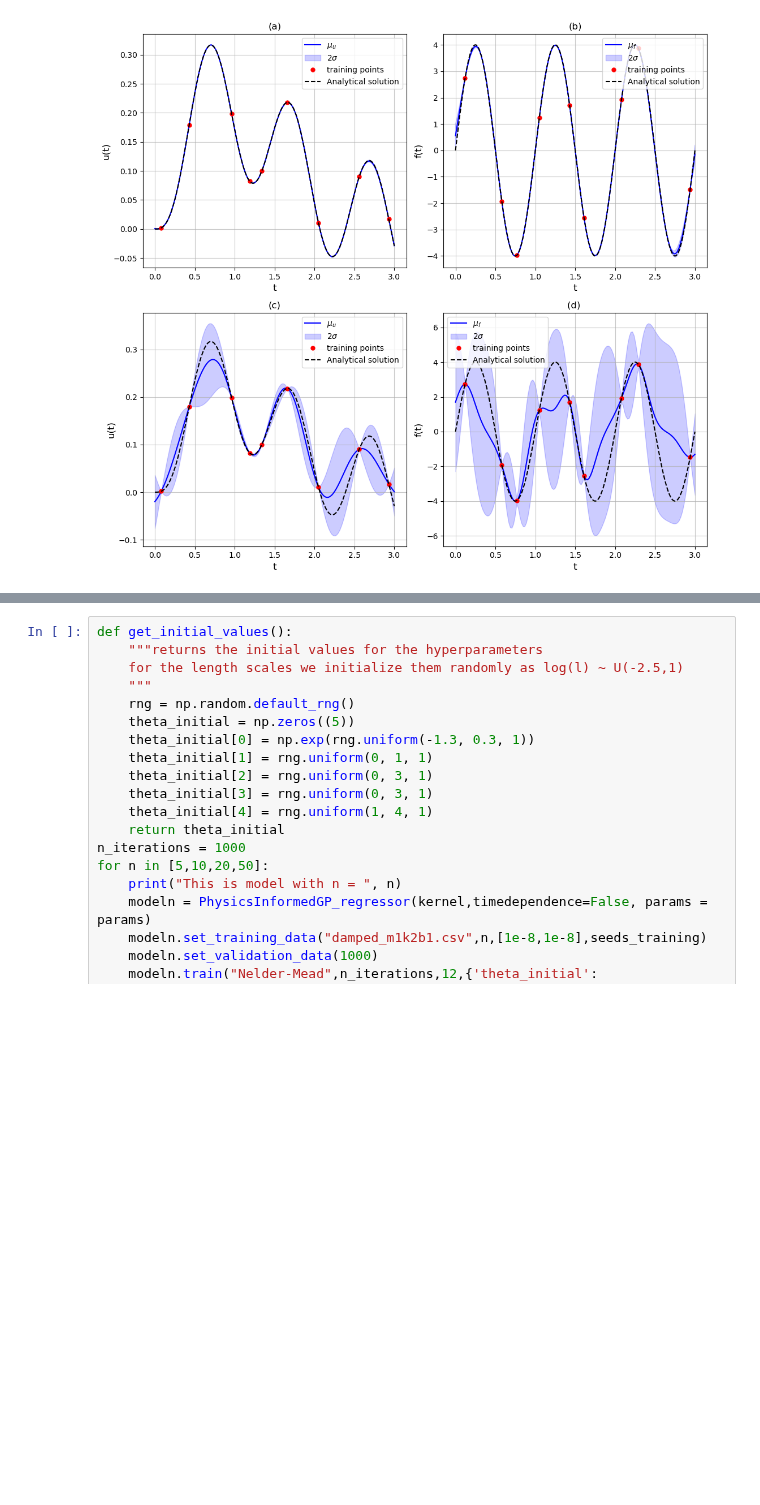
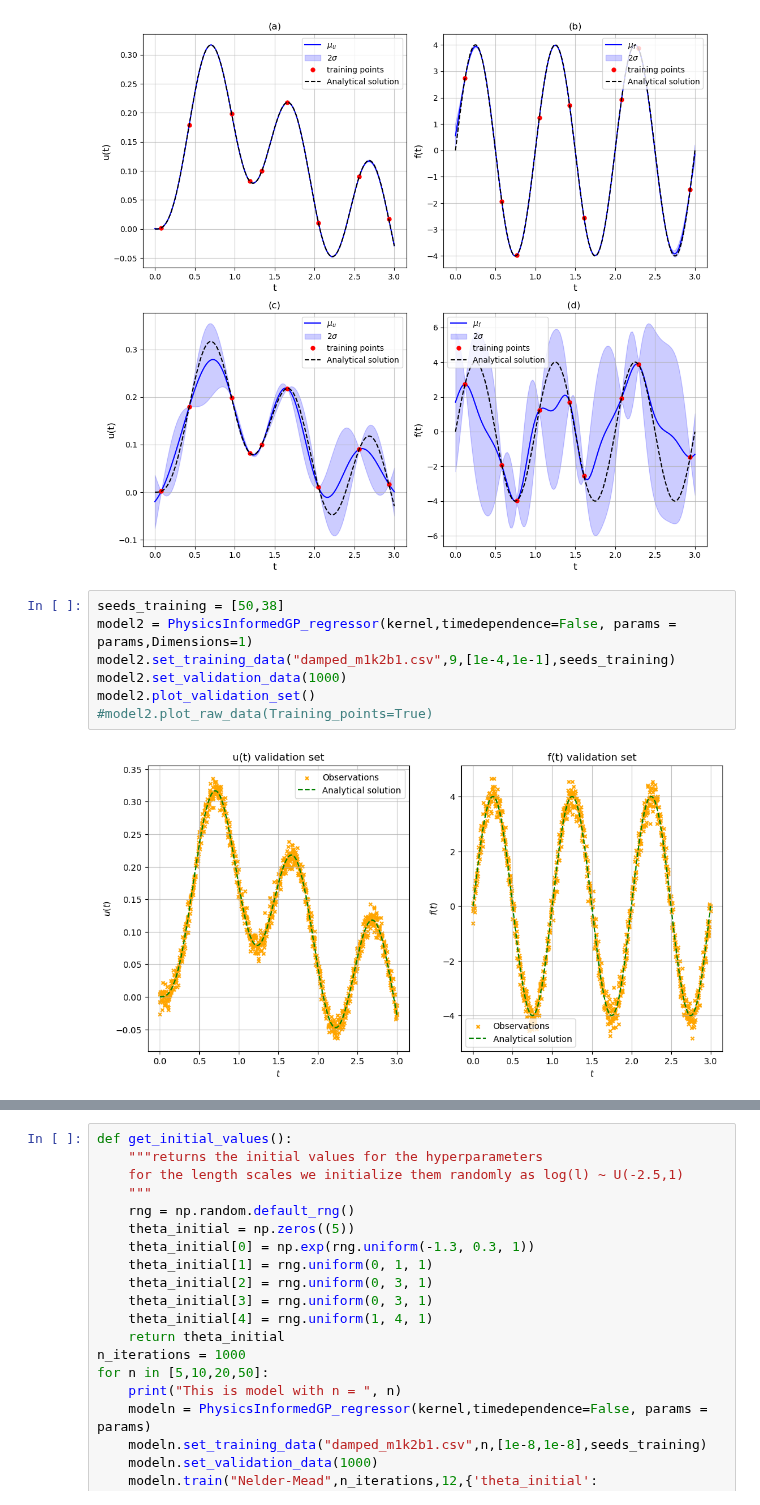
Before and after one commit to TobiLeitgeb/Code_bac, a Jupyter notebook: final_examples/oscillator/oscillator.ipynb, the cells around one changed output, grey strips where cells are left out. Drawn from its saved outputs; the diff is of its cells as text; blank space fills up the shorter version.

```diff
--- a/final_examples/oscillator/oscillator.ipynb
+++ b/final_examples/oscillator/oscillator.ipynb
@@ -87,4 +87,13 @@ model.plot_merged_1d_plots(X_star, "merged_1d_plots.png",(11,10))
 MSE u:  0.0005469740851882291
 MSE f:  2.6924414196064235
 [figure]
+# %%
+seeds_training = [50,38]
+model2 = PhysicsInformedGP_regressor(kernel,timedependence=False, params = params,Dimensions=1)
+model2.set_training_data("damped_m1k2b1.csv",9,[1e-4,1e-1],seeds_training)
+model2.set_validation_data(1000)
+model2.plot_validation_set()
+#model2.plot_raw_data(Training_points=True)
+# %% [output]
+[figure, added]
 # %%
```
Also changed, not shown: parts of 3 cells of this notebook, 3 other files.
